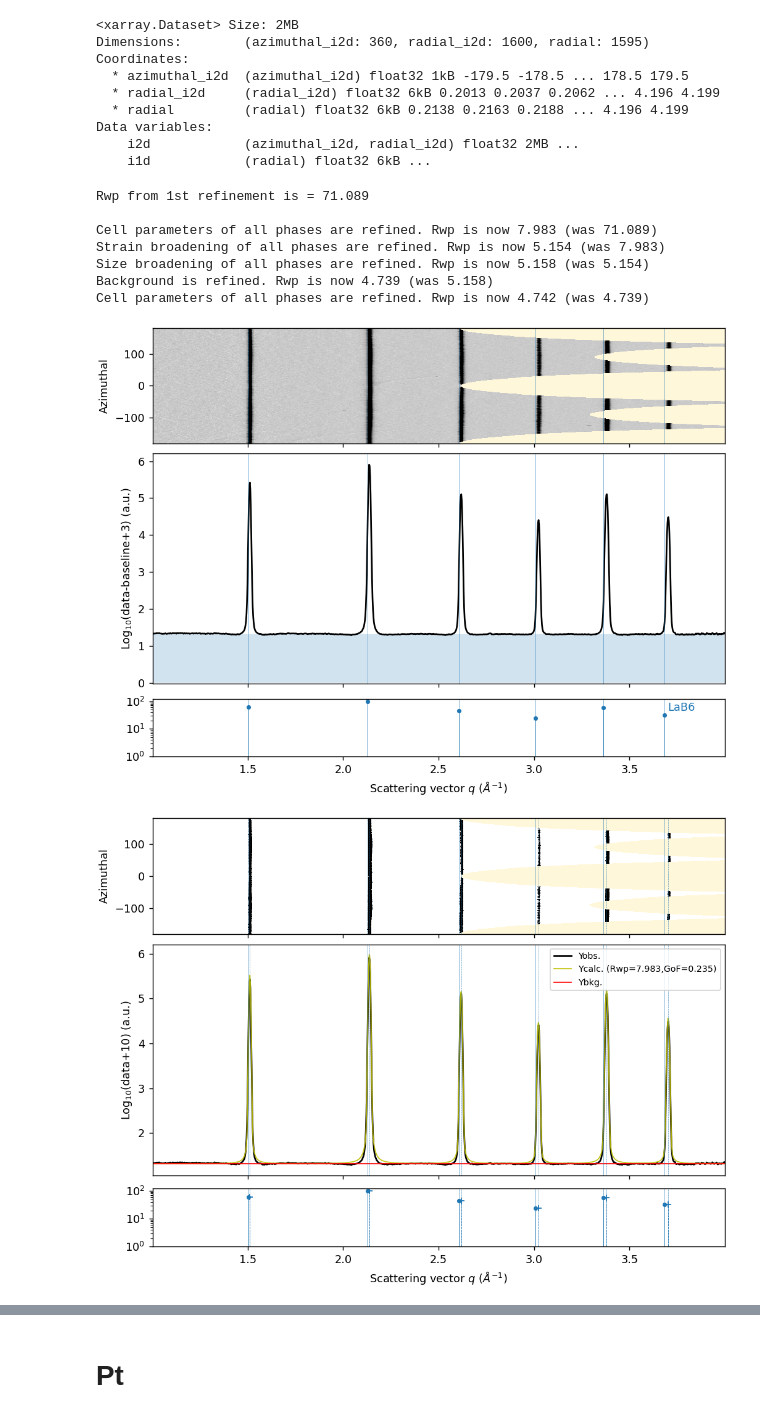
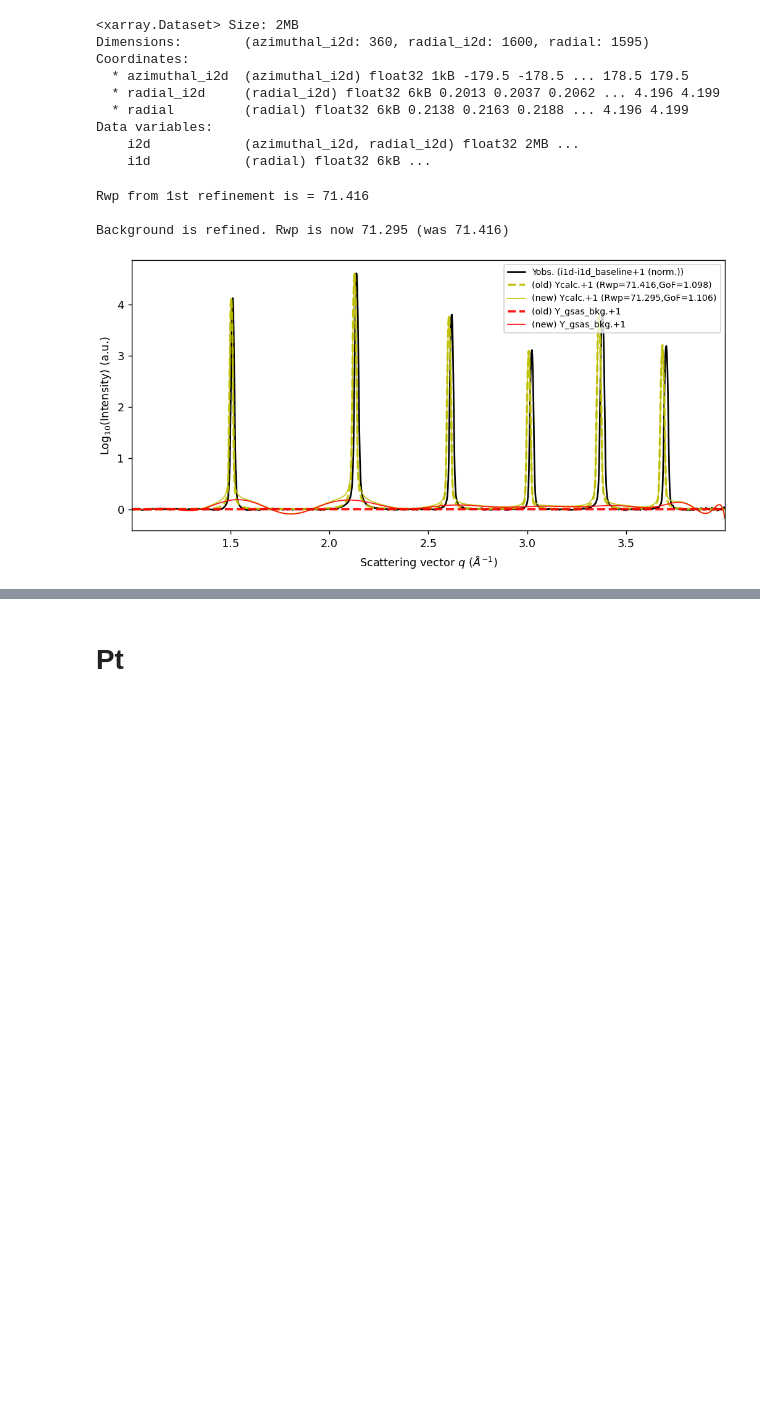
Before and after one commit to MehmetTopsakal/easyXRD, a Jupyter notebook: examples/ZrH-sample/refiner.ipynb, the cells around one changed output, grey strips where cells are left out. Drawn from its saved outputs; the diff is of its cells as text; code cells hidden in the pictures; blank space fills up the shorter version.

```diff
--- a/examples/ZrH-sample/refiner.ipynb
+++ b/examples/ZrH-sample/refiner.ipynb
@@ -249,40 +258,38 @@ Data variables:
 # %%
 sample = deepcopy(sample_LaB6)
 
 sample.get_baseline(
     input_bkg=sample_Blank,
     arpls_lam=1e5,
     use_arpls=True,
-    get_i2d_baseline = True,
+    get_i2d_baseline = False,
+    use_i2d_baseline = True,
     roi_radial_range=[1, 4],
-    # roi_azimuthal_range=(-20,20),
-    normalize=False,
-    normalize_to=100,
+    # roi_azimuthal_range=(0,180),
+    normalize=True,
     spotty_data_correction=False,
     spotty_data_correction_threshold=2,
-    plot=True,
+    plot=False,
 )
-sample.load_phases(phases=phases_LaB6, plot=True)
+
+
+sample.load_phases(phases=phases_LaB6, plot=False)
 
 sample.setup_gsas2_calculator(instprm_from_gpx="gsas_instprms.gpx")
-sample.refine_cell_params(plot=True)
-sample.refine_strain_broadening()
-sample.refine_size_broadening()
-sample.refine_background(num_coeffs=20)
-sample.refine_cell_params(plot=True)
+sample.refine_background(num_coeffs=20,plot=True)
+# sample.refine_cell_params(plot=True)
+# sample.refine_strain_broadening()
+# sample.refine_size_broadening()
+# sample.refine_background(num_coeffs=20)
+# sample.refine_cell_params(plot=True)
 
 # sample.set_LeBail(set_to=False, refine=True)
 # sample.refine_phase_fractions()
 # sample.refine_preferred_orientation(phase=0, harmonics_order=4)
 # sample.refine_background(num_coeffs=20)
 # sample.plot_refinement(ylogscale=True)
 # %% [output]
-Rwp from 1st refinement is = 71.089
+Rwp from 1st refinement is = 71.416
 
-Cell parameters of all phases are refined. Rwp is now 7.983 (was 71.089)
-Strain broadening of all phases are refined. Rwp is now 5.154 (was 7.983)
-Size broadening of all phases are refined. Rwp is now 5.158 (was 5.154)
-Background is refined. Rwp is now 4.739 (was 5.158)
-Cell parameters of all phases are refined. Rwp is now 4.742 (was 4.739)
+Background is refined. Rwp is now 71.295 (was 71.416)
-[figure, old version]
+[figure, new version]
-[figure, removed]
```
Also changed, not shown: parts of 10 cells of this notebook, 2 other files.
